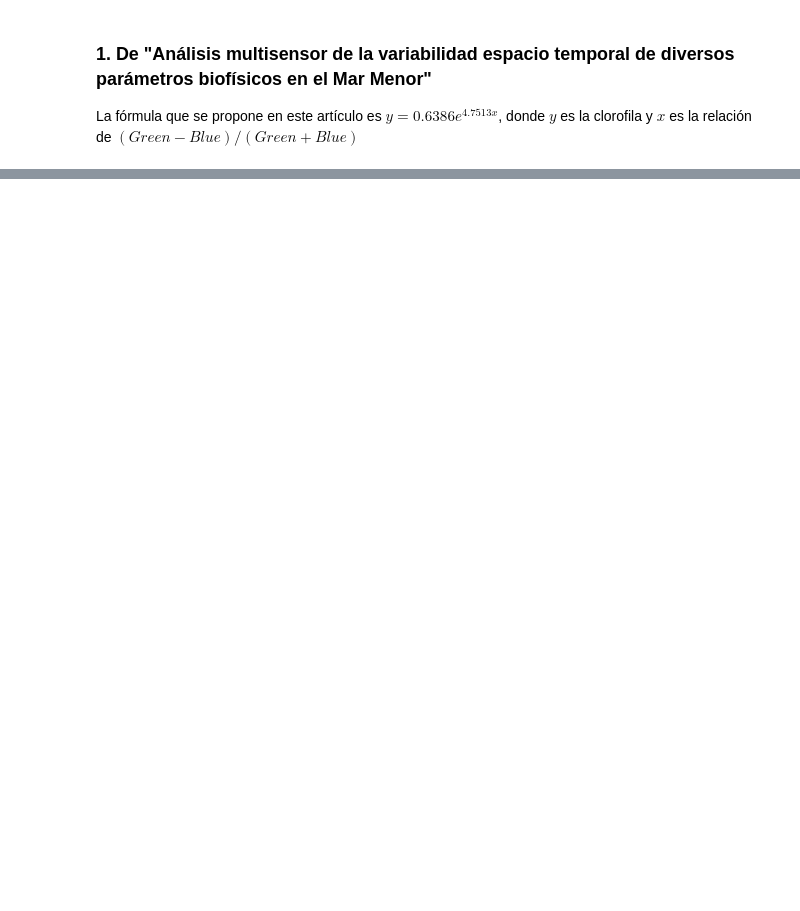
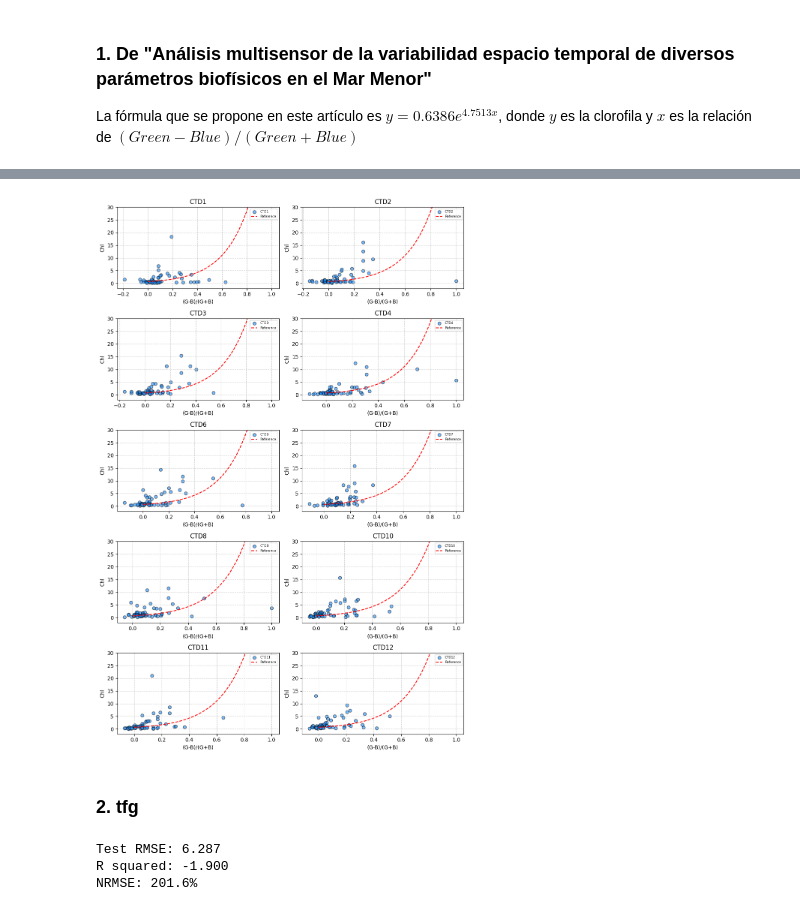
Before and after one commit to Antonio-MI/mar-menor-chl, a Jupyter notebook: Modelos_Clorofila_Related.ipynb, the cells around one changed output, grey strips where cells are left out. Saved outputs shown, nothing was run; the diff lists cells and outputs as text; code cells hidden in the pictures; blank space fills up the shorter version.

```diff
--- a/Modelos_Clorofila_Related.ipynb
+++ b/Modelos_Clorofila_Related.ipynb
@@ -81,0 +83,40 @@ plt.show()
+# %%
+buoys = df["Buoy"].unique()
+
+# Create subplots dynamically
+fig, axes = plt.subplots(nrows=len(buoys)//2 + len(buoys)%2, ncols=2, figsize=(10, len(buoys)*1.5))
+axes = axes.flatten()  # Flatten in case of multiple rows
+
+# Reference curve for plotting
+x_ref = np.linspace(0, 1, 101)
+y_ref = 0.6386 * np.exp(4.7513 * x_ref)
+
+for idx, buoy in enumerate(buoys):
+    ax = axes[idx]
+
+    # Filter data for the buoy
+    df_buoy = df[df["Buoy"] == buoy]
+
+    # Scatter plot
+    ax.scatter(df_buoy["norm_dif_green_blue"], df_buoy["Chl"], color="dodgerblue", alpha=0.6, edgecolor="k", label=f"{buoy}")
+
+    # Reference curve
+    ax.plot(x_ref, y_ref, color="red", linestyle="--", label="Reference")
+
+    ax.set_xlabel("(G-B)/(G+B)")
+    ax.set_ylabel("Chl")
+    ax.set_title(f"{buoy}")
+    ax.grid(True, linestyle="--", alpha=0.6)
+    ax.set_ylim(-2, 30)
+    ax.legend(fontsize=6)
+
+# If there are empty axes (because number of buoys is odd), hide them
+for i in range(len(buoys), len(axes)):
+    fig.delaxes(axes[i])
+
+plt.tight_layout()
+plt.show()
+# %% [output]
+[figure, added]
+# %% [markdown]
+### 2. tfg
@@ -81,0 +154,11 @@ plt.show()
+# %%
+rmse = np.sqrt(mean_squared_error(df["Chl"], df["Chl_pred"]))
+print('RMSE: %.3f' % rmse)
+r2 = r2_score(df["Chl"], df["Chl_pred"])
+print('R squared: %.3f' % r2)
+nrmse = rmse / np.mean(df["Chl"]) * 100
+print(f"NRMSE: {nrmse:.1f}%")
+# %% [output]
+Test RMSE: 6.287
+R squared: -1.900
+NRMSE: 201.6%
```
Also changed, not shown: parts of 16 cells of this notebook, 9 other files.
